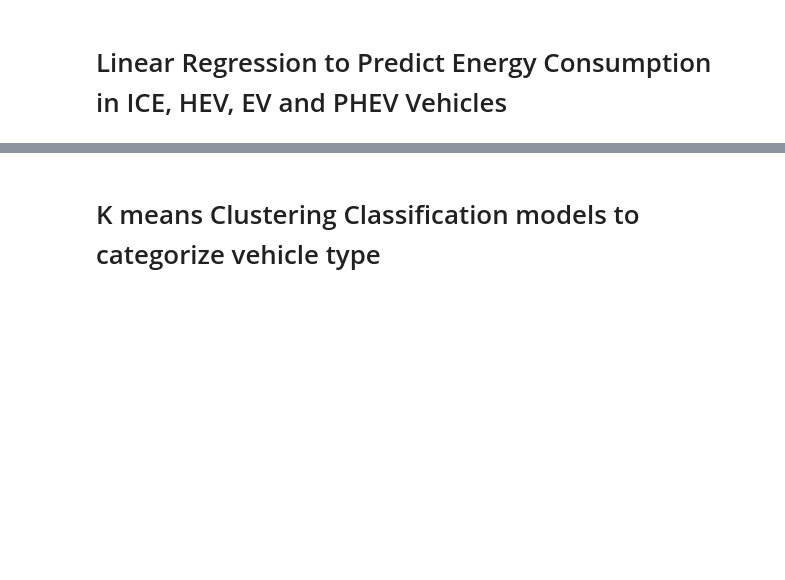
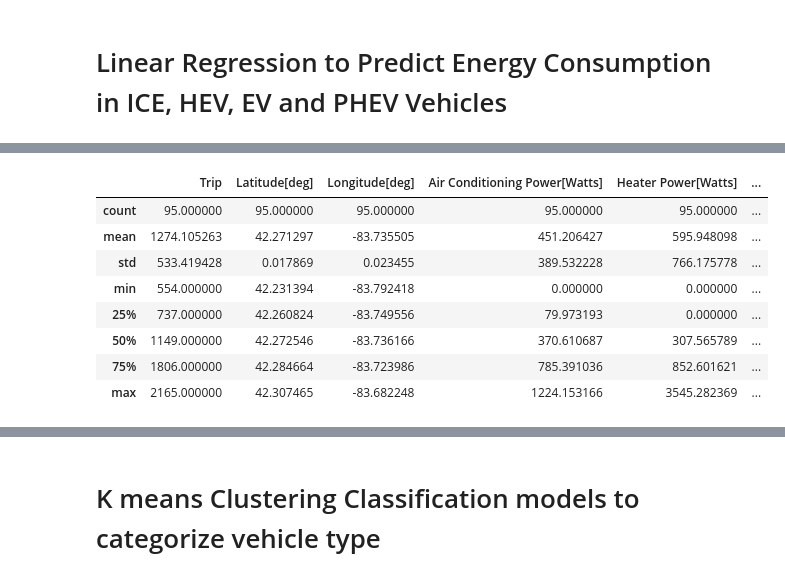
Before and after one commit to aravindhkrishnan09/Data-Science-and-Engineering-Analytics, a Jupyter notebook: Projects/Main_Project_ML/VED_ML.ipynb, the cells around one changed output, grey strips where cells are left out. Saved outputs shown, nothing was run; the diff lists cells and outputs as text; code cells hidden in the pictures; blank space fills up the shorter version.

```diff
--- a/Projects/Main_Project_ML/VED_ML.ipynb
+++ b/Projects/Main_Project_ML/VED_ML.ipynb
@@ -1831,3 +2173,15 @@ df_EV_clean.head()
+# %%
+df_EV.describe()
+# %% [output]
+|  | Trip | Latitude[deg] | Longitude[deg] | Air Conditioning Power[Watts] | Heater Power[Watts] | ... |
+| count | 95.000000 | 95.000000 | 95.000000 | 95.000000 | 95.000000 | ... |
+| mean | 1274.105263 | 42.271297 | -83.735505 | 451.206427 | 595.948098 | ... |
+| std | 533.419428 | 0.017869 | 0.023455 | 389.532228 | 766.175778 | ... |
+| min | 554.000000 | 42.231394 | -83.792418 | 0.000000 | 0.000000 | ... |
+| 25% | 737.000000 | 42.260824 | -83.749556 | 79.973193 | 0.000000 | ... |
+| 50% | 1149.000000 | 42.272546 | -83.736166 | 370.610687 | 307.565789 | ... |
+| 75% | 1806.000000 | 42.284664 | -83.723986 | 785.391036 | 852.601621 | ... |
+| max | 2165.000000 | 42.307465 | -83.682248 | 1224.153166 | 3545.282369 | ... |
 # %%
 '''
 Scenario 1 for EV
```
Also changed, not shown: parts of 44 cells of this notebook, 1 other file.
